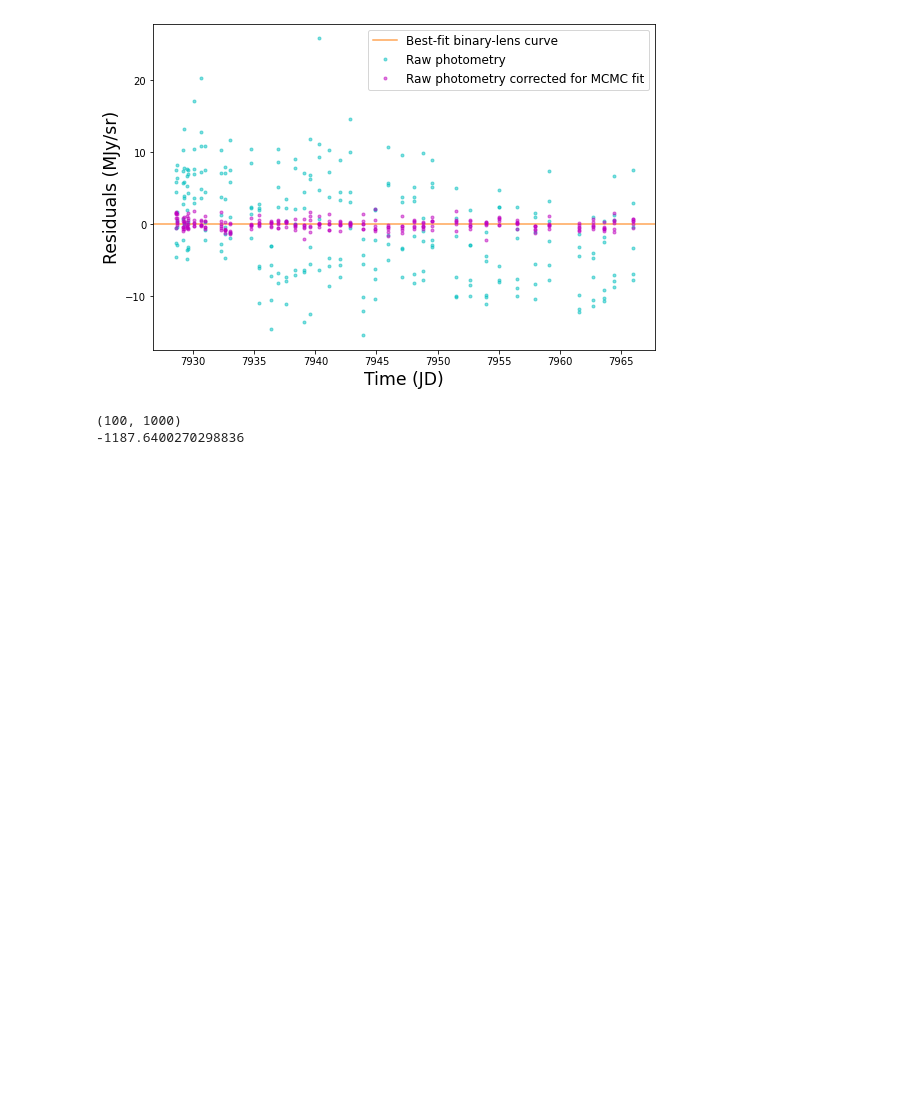
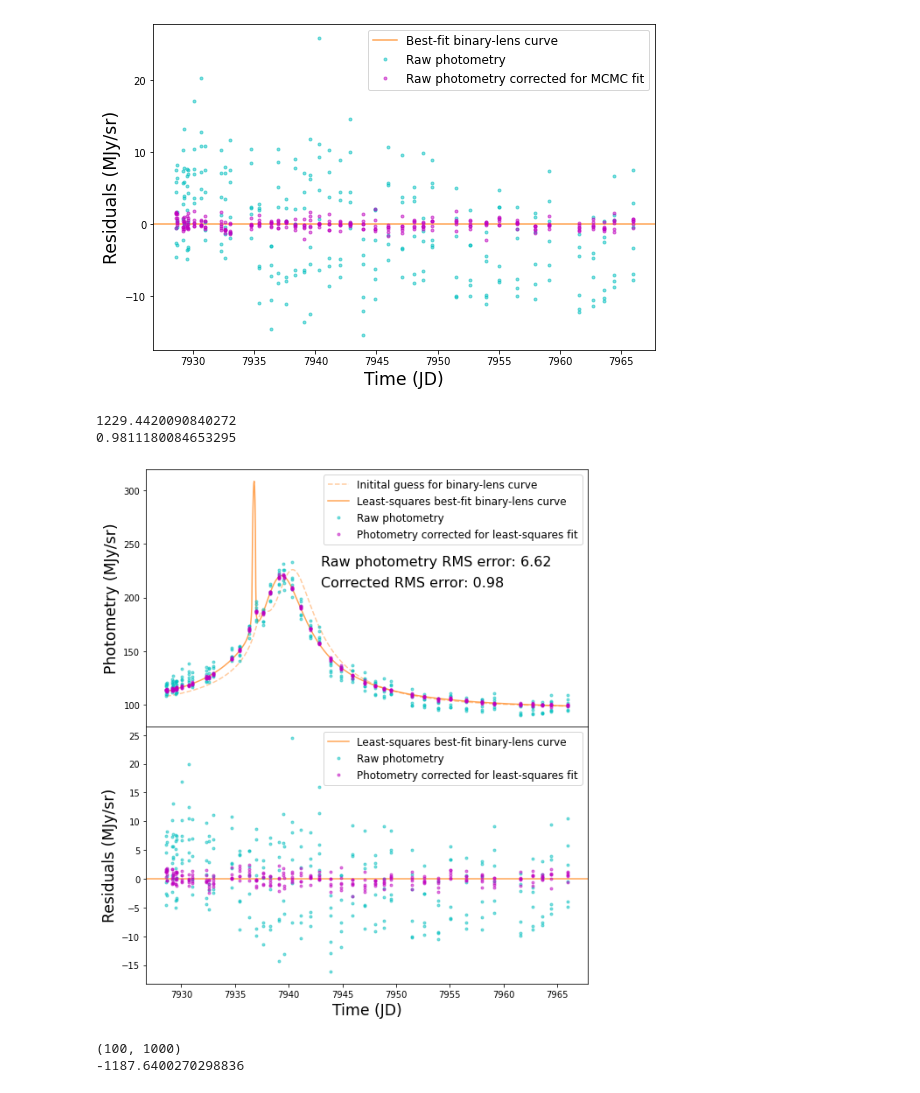
Before and after one commit to tbctk/tbk-Spitzer-ulens, a Jupyter notebook: Spitzer-ulens_Tutorial.ipynb, the cells around one changed output. Drawn from its saved outputs; the diff is of its cells as text; code cells hidden in the pictures; blank space fills up the shorter version.

```diff
--- a/Spitzer-ulens_Tutorial.ipynb
+++ b/Spitzer-ulens_Tutorial.ipynb
@@ -316,6 +382,44 @@ ax.set_ylabel('Residuals (MJy/sr)',size='xx-large')
 # %% [output]
 Text(0, 0.5, 'Residuals (MJy/sr)')
 [figure]
+# %%
+lnlike_lm = mcmc.lnlike(popt, MODELFUNC, event.TIMES, PTOT, PTOT_E, E_BIN, PNORM, dudchain)
+bic_lm = popt.size*np.log(ptot.size)-lnlike
+rms_corr = PLD.get_RMS(corr-bf)
+rms_pre = PLD.get_RMS(resi_pre)
+print(bic_lm)
+print(rms_lm)
+
+timeplot = np.linspace(time[0],time[-1],1000)
+bf = MODELFUNC(time,*popt)
+fig,ax = plt.subplots(2,figsize=(8,9))
+
+ax[0].plot(timeplot,MODELFUNC(timeplot,*p0),color='C1',alpha=0.4,label='Initital guess for binary-lens curve',ls='--')
+ax[0].plot(timeplot,MODELFUNC(timeplot,*popt),color='C1',alpha=0.7,label='Least-squares best-fit binary-lens curve')
+ax[0].plot(time,ptot,'.',color='c',alpha=0.5,label='Raw photometry')
+ax[0].plot(time,corr,'.',color='m',alpha=0.5,label='Photometry corrected for least-squares fit')
+ax[0].legend(fontsize='large')
+ax[0].set_ylabel('Photometry (MJy/sr)',size='xx-large')
+ax[0].xaxis.set_visible(False)
+
+ax[0].text(7943,230,'Raw photometry RMS error: %.2f'%rms_pre,size=16)
+ax[0].text(7943,210,'Corrected RMS error: %.2f'%rms_corr,size=16)
+
+ax[1].axhline(color='C1',alpha=0.7,label='Least-squares best-fit binary-lens curve')
+ax[1].plot(time,ptot-bf,'.',color='c',alpha=0.5,label='Raw photometry')
+ax[1].plot(time,corr-bf,'.',color='m',alpha=0.5,label='Photometry corrected for least-squares fit')
+ax[1].legend(fontsize='large')
+ax[1].set_xlabel('Time (JD)',size='xx-large')
+ax[1].set_ylabel('Residuals (MJy/sr)',size='xx-large')
+
+fig.tight_layout()
+plt.subplots_adjust(hspace=0)
+
+plt.savefig('lsq_fit.png')
+# %% [output]
+1229.4420090840272
+0.9811180084653295
+[figure, added]
 # %%
 print(lnprob.shape)
 print(np.mean(lnprob))
```
Also changed, not shown: parts of 7 cells of this notebook, 1 other file.
